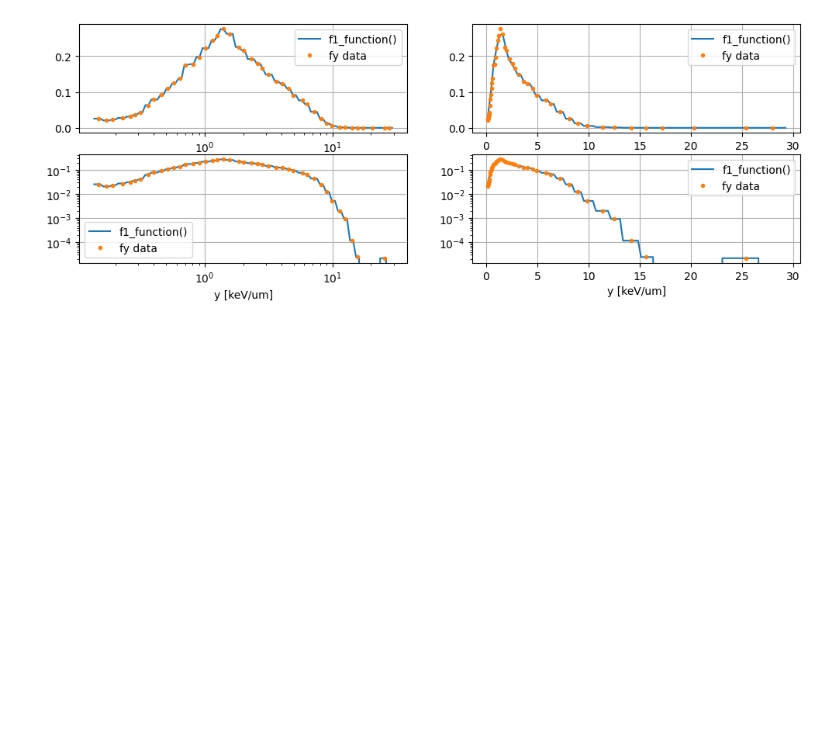
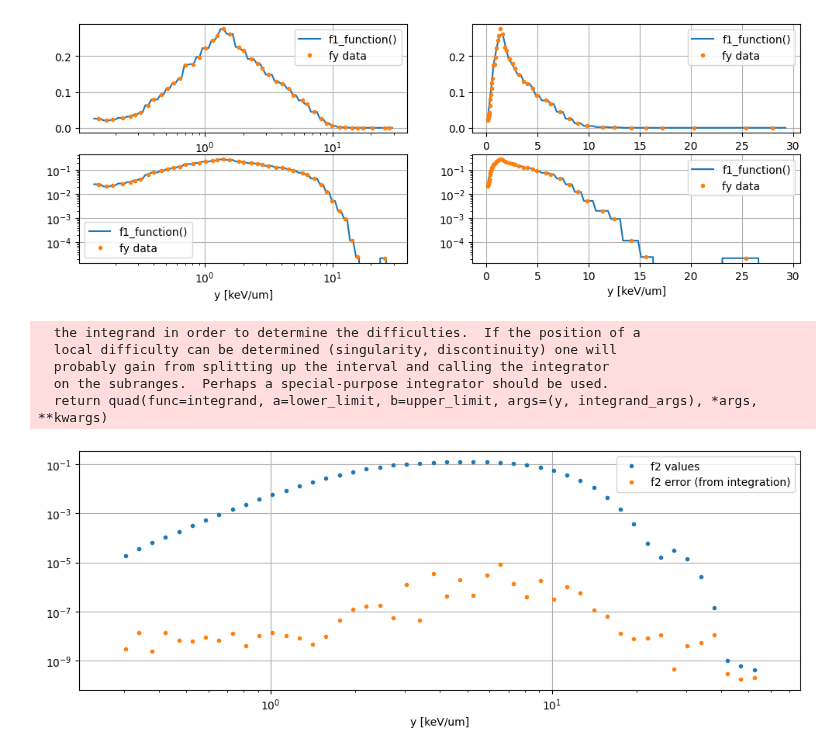
Before and after one commit to grzanka/microdosimetric_spectra_folding, a Jupyter notebook: notebooks/0.2-convolutions-numerical.ipynb, the cells around one changed output. Cells and saved outputs as stored; diff of their text form; code cells hidden in the pictures; blank space fills up the shorter version.

```diff
--- a/notebooks/0.2-convolutions-numerical.ipynb
+++ b/notebooks/0.2-convolutions-numerical.ipynb
@@ -351,14 +315,19 @@ for a in ax.flatten():
 # %% [output]
 [figure]
 # %%
-# expected_conv_domain = (spectrum_clipped.bin_edges[0]*2,spectrum_clipped.bin_edges[-1]*2.)
-# xvalues_for_integration = np.geomspace(start=expected_conv_domain[0], stop=expected_conv_domain[1], num=200)
+expected_f2_domain = (spectrum_clipped.bin_edges[0]*2,spectrum_clipped.bin_edges[-1]*2.)
+xvalues_for_f2 = np.geomspace(start=expected_f2_domain[0], stop=expected_f2_domain[1], num=50)
 
-# convolution_integration_limits = (spectrum_clipped.bin_edges[0],spectrum_clipped.bin_edges[-1])
-# integral_kwargs = {'limit': 800, 'points': np.geomspace(*convolution_integration_limits,400)}
-# #integral_kwargs = {}
-# f2_values = [convolution(
-#     f1_function,
-#     lower_limit=convolution_integration_limits[0],
-#     upper_limit=convolution_integration_limits[1],
-#     kwargs=integral_kwargs)(y) for y in xvalues_for_integration]
+convolution_integration_limits = (spectrum_clipped.bin_edges[0]/2,spectrum_clipped.bin_edges[-1]*2)
+integral_kwargs = {'limit': 800, 'points': np.geomspace(*convolution_integration_limits,400)}
+f2_values_and_errors = [convolution(
+    f1_function,
+    lower_limit=convolution_integration_limits[0],
+    upper_limit=convolution_integration_limits[1],
+    kwargs=integral_kwargs)(y) for y in xvalues_for_f2]
+# %% [output]
+  the integrand in order to determine the difficulties.  If the position of a
+  local difficulty can be determined (singularity, discontinuity) one will
+  probably gain from splitting up the interval and calling the integrator
+  on the subranges.  Perhaps a special-purpose integrator should be used.
+  return quad(func=integrand, a=lower_limit, b=upper_limit, args=(y, integrand_args), *args, **kwargs)
@@ -368,9 +334,12 @@ for a in ax.flatten():
 # %%
-# fig, ax = plt.subplots(nrows=1, ncols=1, figsize=(12, 4))
-# ax.plot(xvalues_for_integration, [item[0] for item in f2_values], '.', label='f2y data')
-# ax.plot(xvalues_for_integration, [item[1] for item in f2_values], '.', label='f2y error')
-# ax.grid()
-# ax.set_xlabel('y [keV/um]')
-# ax.legend()
-# #ax.set_xscale('log')
-# #ax.set_yscale('log')
+# by comparing the integration error with f2 values we check the numerical integration accuracy
+fig, ax = plt.subplots(nrows=1, ncols=1, figsize=(12, 4))
+ax.plot(xvalues_for_f2, [item[0] for item in f2_values_and_errors], '.', label='f2 values')
+ax.plot(xvalues_for_f2, [item[1] for item in f2_values_and_errors], '.', label='f2 error (from integration)')
+ax.grid()
+ax.set_xlabel('y [keV/um]')
+ax.legend()
+ax.set_xscale('log')
+ax.set_yscale('log')
+# %% [output]
+[figure, added]
```
Also changed, not shown: parts of 36 cells of this notebook, 5 other files.
